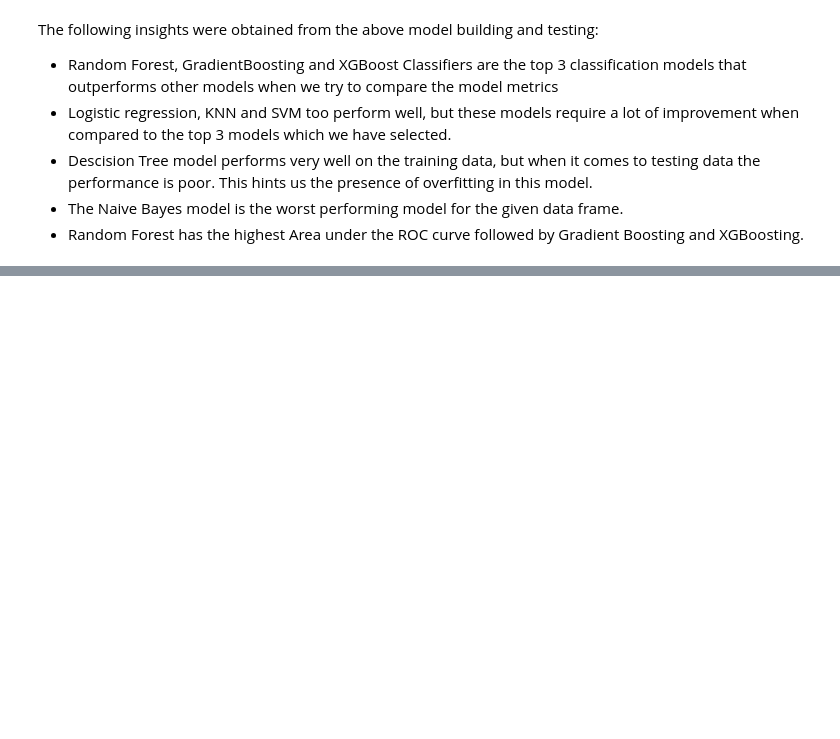
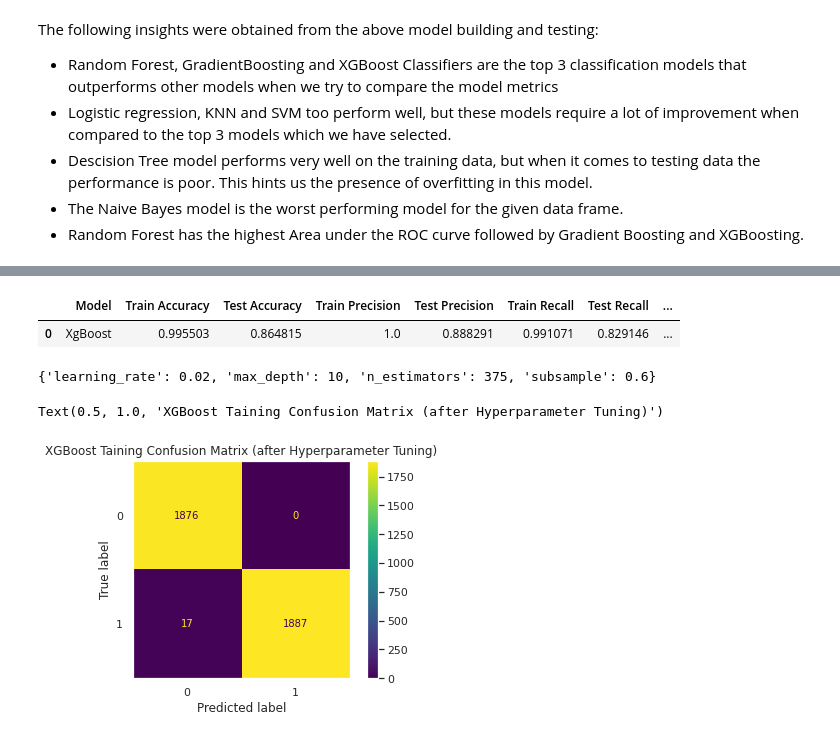
Before and after one commit to Srijan-Rai/CardioVascularRiskPrediction, a Jupyter notebook: Cardiovascular_Risk_Prediction(Classification).ipynb, the cells around one changed output, grey strips where cells are left out. Cells and saved outputs as stored; diff of their text form; code cells hidden in the pictures; blank space fills up the shorter version.

Commit message:
HyperParameter tuning with Feature Importance

```diff
--- a/Cardiovascular_Risk_Prediction(Classification).ipynb
+++ b/Cardiovascular_Risk_Prediction(Classification).ipynb
@@ -621,0 +682,26 @@ The following insights were obtained from the above model building and testing:
+# %%
+# XGBoost Hyperparameters
+XgboostModel = [["XgBoost", XGBClassifier(random_state=42)]]
+XgBoostParms = {'n_estimators' : [300,350,375],'max_depth': [7,8,9,10],'learning_rate': [0.01, 0.001,0.02], 'subsample': [0.5,0.6]}
+# %%
+XGB_Result,XG_Best_Params, XGB_Train_Cm , XGB_Test_CM = HPTuning(XgboostModel,XgBoostParms)
+# %%
+#XGBoost Results After Hyperparameter tuning
+XGB_Result
+# %% [output]
+|  | Model | Train Accuracy | Test Accuracy | Train Precision | Test Precision | Train Recall | Test Recall | ... |
+| 0 | XgBoost | 0.995503 | 0.864815 | 1.0 | 0.888291 | 0.991071 | 0.829146 | ... |
+# %%
+#XGBoost Parameters After Hyperparameter tuning
+XG_Best_Params
+# %% [output]
+{'learning_rate': 0.02, 'max_depth': 10, 'n_estimators': 375, 'subsample': 0.6}
+# %%
+#XGBoost Training Confusion After Hyperparameter tuning
+XGB_Train_CM_Display =  ConfusionMatrixDisplay(confusion_matrix = XGB_Train_Cm)
+XGB_Train_CM_Display.plot()
+plt.grid(False)
+plt.title("XGBoost Taining Confusion Matrix (after Hyperparameter Tuning)")
+# %% [output]
+Text(0.5, 1.0, 'XGBoost Taining Confusion Matrix (after Hyperparameter Tuning)')
+[figure, added]
```
Also changed, not shown: parts of 30 cells of this notebook.
